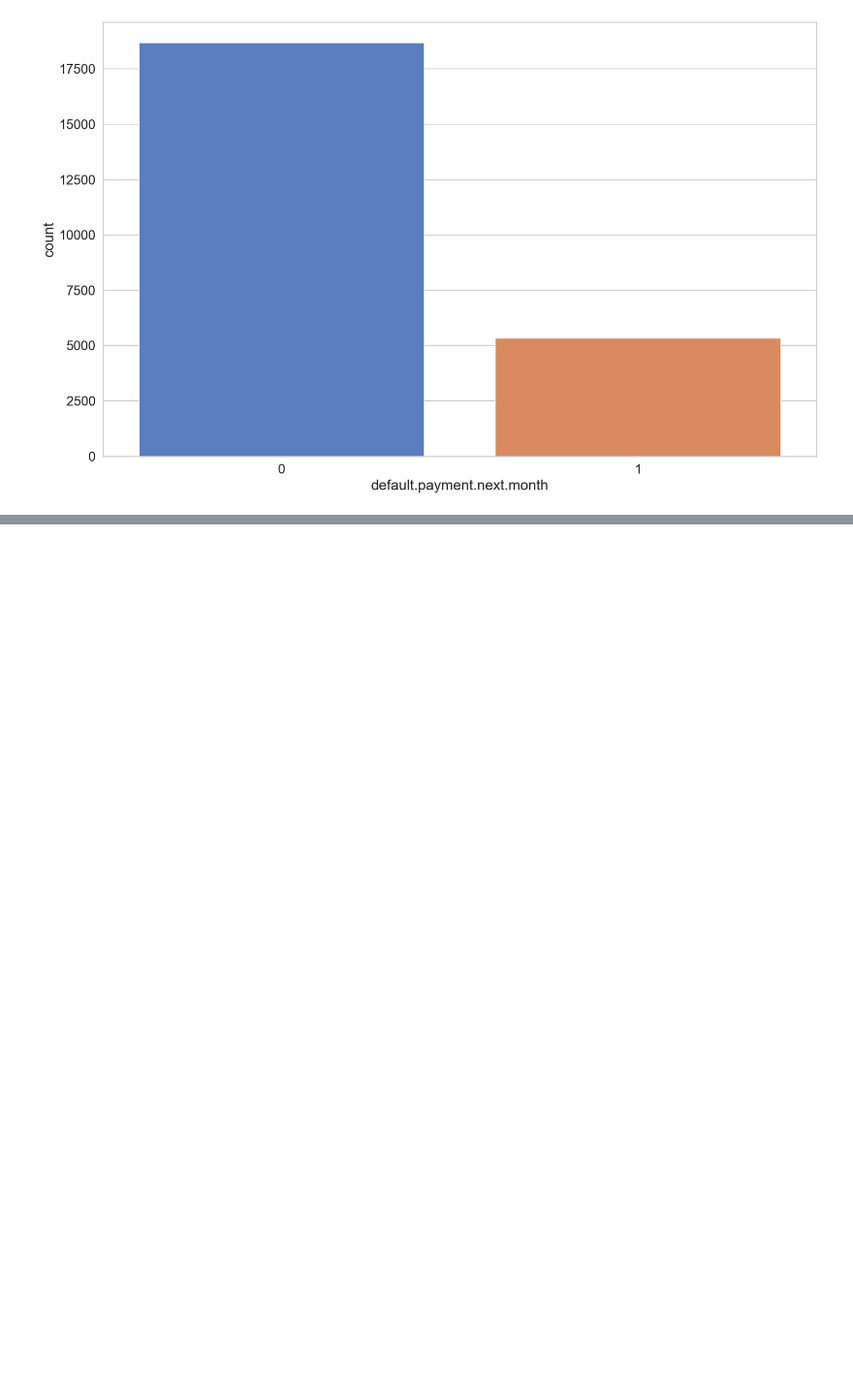
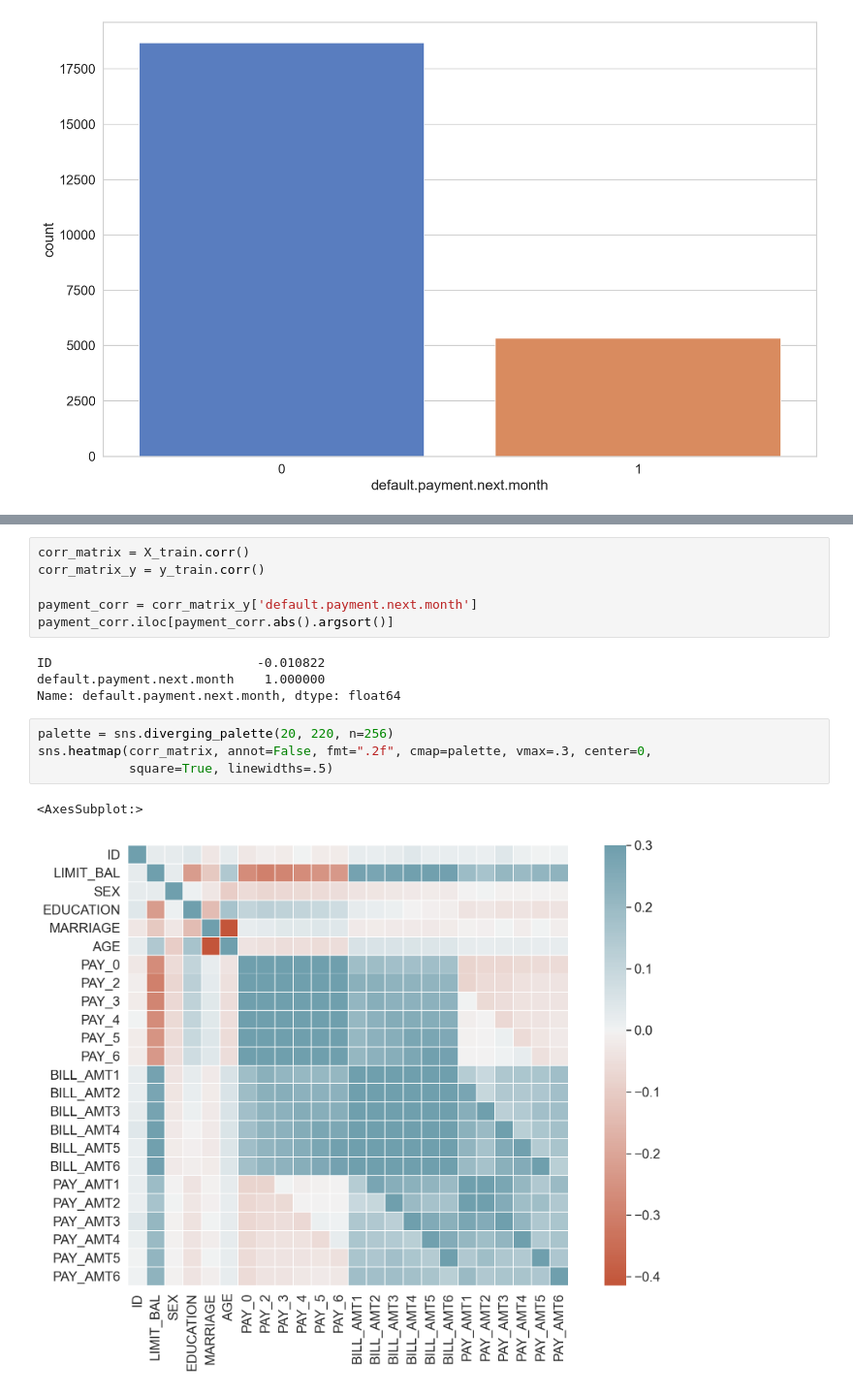
Before and after one commit to mirkolantieri/default_payments, a Jupyter notebook: Mirko_Lantieri_858278_payments.ipynb, the cells around one changed output, grey strips where cells are left out. Shown at 97% size. Saved outputs shown, nothing was run; the diff lists cells and outputs as text; blank space fills up the shorter version.

```diff
--- a/Mirko_Lantieri_858278_payments.ipynb
+++ b/Mirko_Lantieri_858278_payments.ipynb
@@ -73,0 +94,17 @@ sns.displot(X_train.SEX)
+# %%
+corr_matrix = X_train.corr()
+corr_matrix_y = y_train.corr()
+
+payment_corr = corr_matrix_y['default.payment.next.month']
+payment_corr.iloc[payment_corr.abs().argsort()]
+# %% [output]
+ID                           -0.010822
+default.payment.next.month    1.000000
+Name: default.payment.next.month, dtype: float64
+# %%
+palette = sns.diverging_palette(20, 220, n=256)
+sns.heatmap(corr_matrix, annot=False, fmt=".2f", cmap=palette, vmax=.3, center=0,
+            square=True, linewidths=.5)
+# %% [output]
+<AxesSubplot:>
+[figure, added]
```
Also changed, not shown: parts of 26 cells of this notebook.
